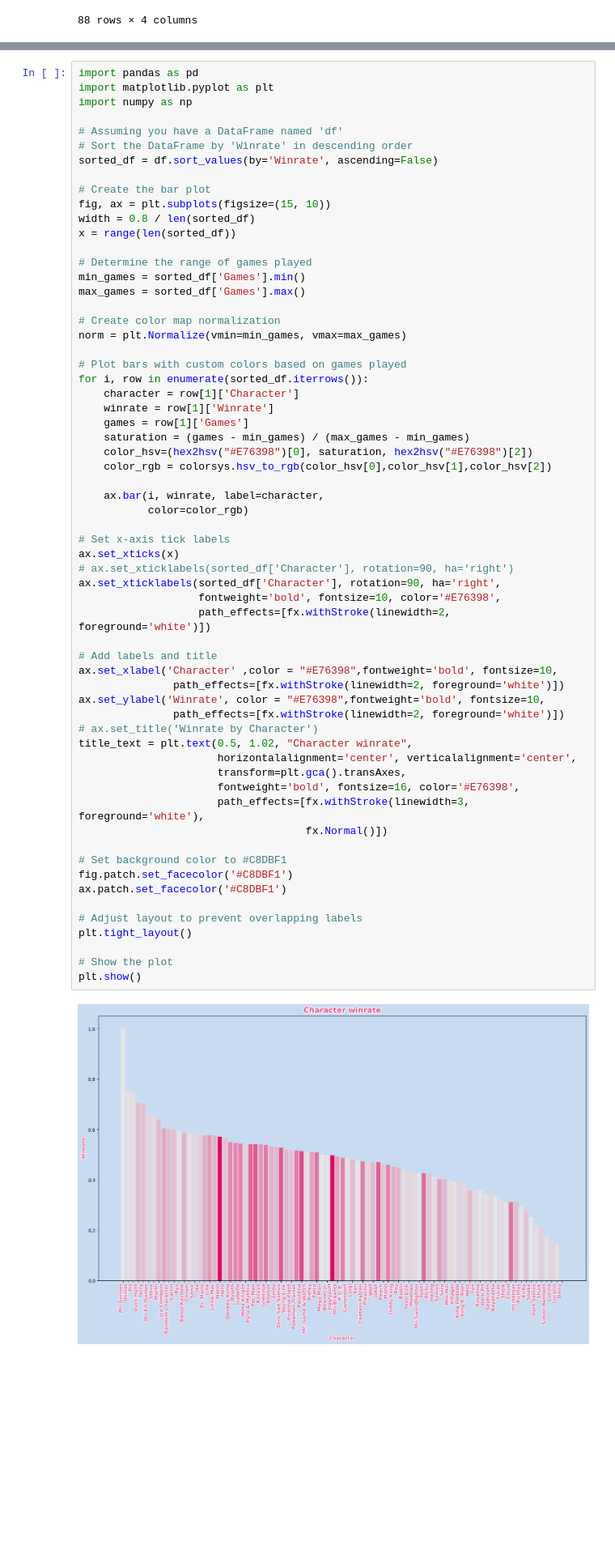
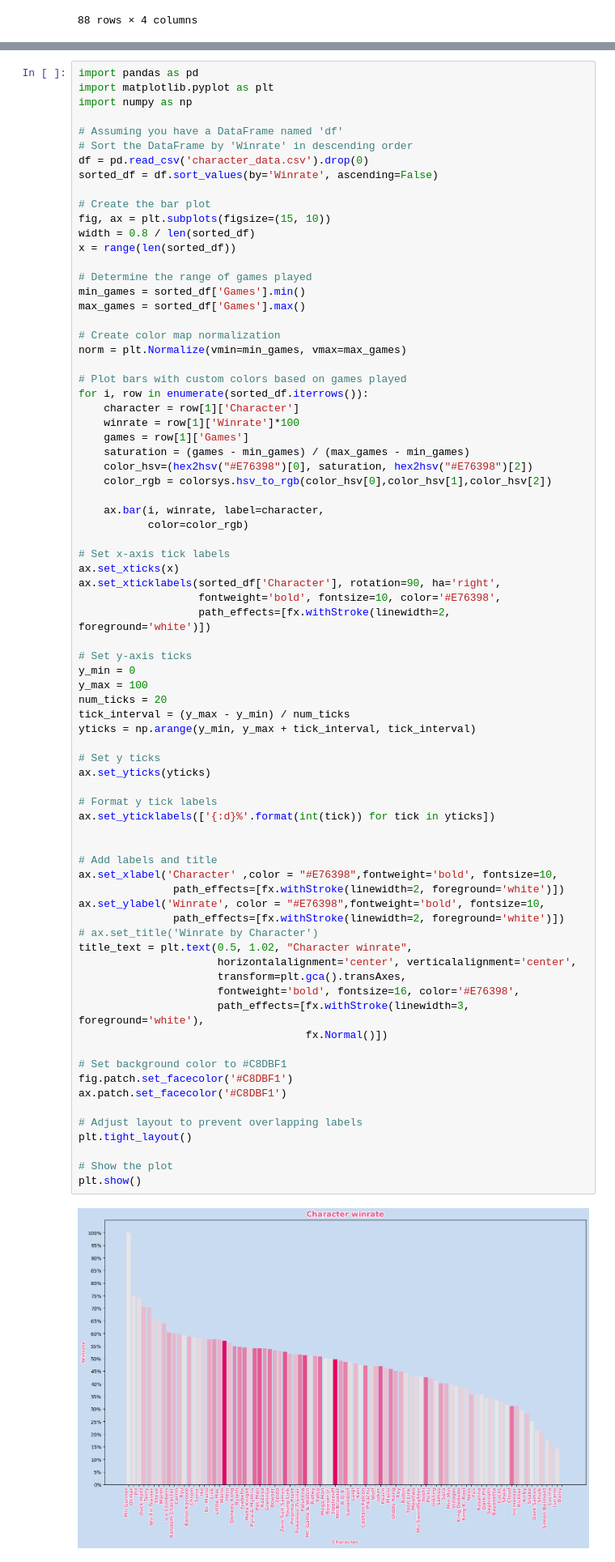
Before and after one commit to Erak0s/Stats-from-start.gg-API, a Jupyter notebook: main.ipynb, the cells around one changed output, grey strips where cells are left out. Shown: that part at 81% size. Cells and saved outputs as stored; diff of their text form; blank space fills up the shorter version.

Commit message:
better winrate plot

```diff
--- a/main.ipynb
+++ b/main.ipynb
@@ -213,6 +196,7 @@ import numpy as np
 
 # Assuming you have a DataFrame named 'df'
 # Sort the DataFrame by 'Winrate' in descending order
+df = pd.read_csv('character_data.csv').drop(0)
 sorted_df = df.sort_values(by='Winrate', ascending=False)
 
 # Create the bar plot
@@ -230,7 +214,7 @@ norm = plt.Normalize(vmin=min_games, vmax=max_games)
 # Plot bars with custom colors based on games played
 for i, row in enumerate(sorted_df.iterrows()):
     character = row[1]['Character']
-    winrate = row[1]['Winrate']
+    winrate = row[1]['Winrate']*100
     games = row[1]['Games']
     saturation = (games - min_games) / (max_games - min_games)
     color_hsv=(hex2hsv("#E76398")[0], saturation, hex2hsv("#E76398")[2])
@@ -241,32 +225,45 @@ for i, row in enumerate(sorted_df.iterrows()):
 
 # Set x-axis tick labels
 ax.set_xticks(x)
-# ax.set_xticklabels(sorted_df['Character'], rotation=90, ha='right')
 ax.set_xticklabels(sorted_df['Character'], rotation=90, ha='right',
                    fontweight='bold', fontsize=10, color='#E76398',
                    path_effects=[fx.withStroke(linewidth=2, foreground='white')])
+
+# Set y-axis ticks
+y_min = 0
+y_max = 100
+num_ticks = 20
+tick_interval = (y_max - y_min) / num_ticks
+yticks = np.arange(y_min, y_max + tick_interval, tick_interval)
+
+# Set y ticks
+ax.set_yticks(yticks)
+
+# Format y tick labels
+ax.set_yticklabels(['{:d}%'.format(int(tick)) for tick in yticks])
+
 
 # Add labels and title
 ax.set_xlabel('Character' ,color = "#E76398",fontweight='bold', fontsize=10,
                path_effects=[fx.withStroke(linewidth=2, foreground='white')])
 ax.set_ylabel('Winrate', color = "#E76398",fontweight='bold', fontsize=10,
                path_effects=[fx.withStroke(linewidth=2, foreground='white')])
 # ax.set_title('Winrate by Character')
 title_text = plt.text(0.5, 1.02, "Character winrate",
                       horizontalalignment='center', verticalalignment='center',
                       transform=plt.gca().transAxes,
                       fontweight='bold', fontsize=16, color='#E76398',
                       path_effects=[fx.withStroke(linewidth=3, foreground='white'),
                                     fx.Normal()])
 
 # Set background color to #C8DBF1
 fig.patch.set_facecolor('#C8DBF1')
 ax.patch.set_facecolor('#C8DBF1')
 
 # Adjust layout to prevent overlapping labels
 plt.tight_layout()
 
 # Show the plot
 plt.show()
 # %% [output]
-[figure, old version]
+[figure, new version]
```
Also changed, not shown: parts of 1 cell of this notebook.
